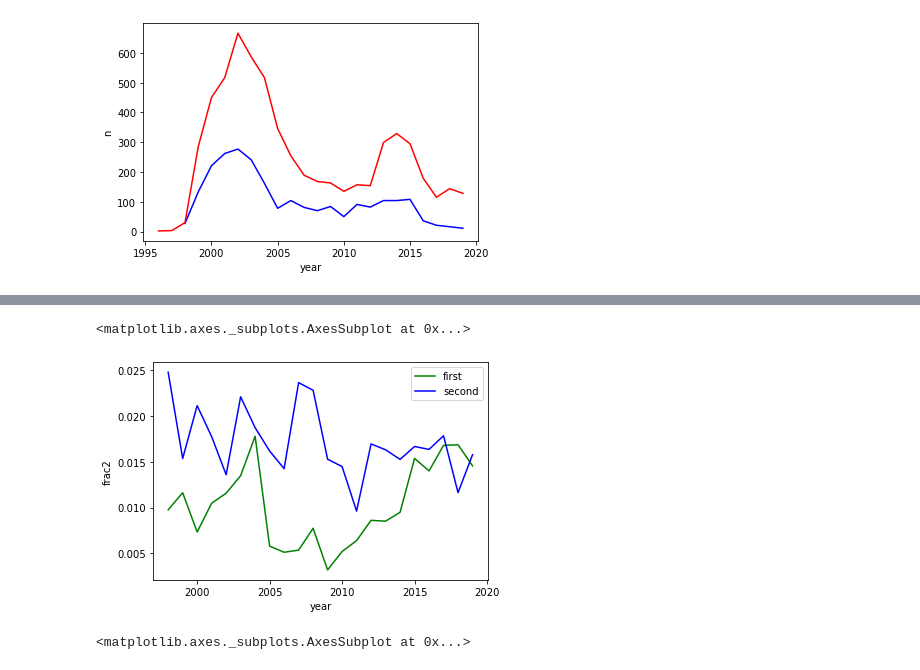
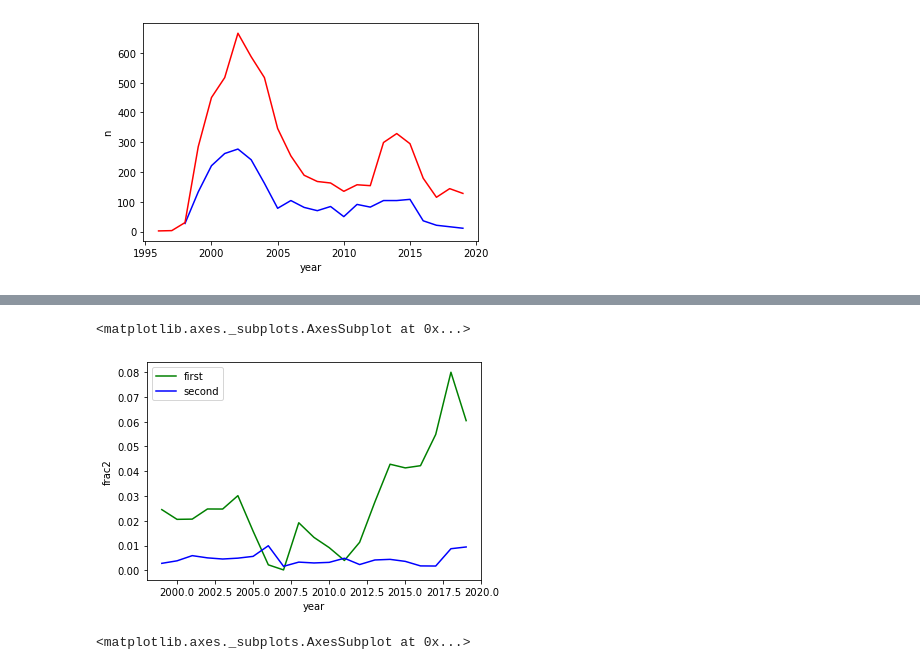
Before and after one commit to crboothb/sciencemag-careers-analysis, a Jupyter notebook: scripts/pronoun_fracs.ipynb, the cells around one changed output, grey strips where cells are left out. Cells and saved outputs as stored; diff of their text form; code cells hidden in the pictures.

```diff
--- a/scripts/pronoun_fracs.ipynb
+++ b/scripts/pronoun_fracs.ipynb
@@ -39,8 +39,16 @@ advice_df = imp.init_df(full_advice, "full", advice=True)
 advice_df = advice_df[advice_df["year"]<2020]
 full_df = imp.init_df(full_filename, "full")
 full_df = full_df[full_df["year"]<2020]
-full_df["advice"] = ["yes" if "advice" in x else "no" for x in full_df["tags"]]
+
+full_df["probnews"] = np.where(
+        (full_df["advice"] == "no") & (full_df["one_time"] == "no"),
+        "yes",
+        "no",
+    )
+
 advice_tag_df = full_df[full_df.advice=="yes"]
+wl_tag_df = full_df[full_df.one_time=="yes"]
+news_tag_df = full_df[full_df.probnews=="yes"]
 
 print("done")
 # %% [output]
@@ -120,20 +132,20 @@ advice_tag_df.tail(3)
 # %%
-# just using the advice tag only
+# just using the working life tag only
 
-counts_df = clh.pronouns(advice_tag_df)
+counts_df = clh.pronouns(wl_tag_df)
 
 counts_df["frac1"] = counts_df["first"]/counts_df["wc"]
 counts_df["frac2"] = counts_df["second"]/counts_df["wc"]
 
-advice_counts_plot_df = counts_df.groupby("year").mean()
+wl_counts_plot_df = counts_df.groupby("year").mean()
 
-advice_counts_plot_df = advice_counts_plot_df.reset_index()
+wl_counts_plot_df = wl_counts_plot_df.reset_index()
 
-sns.lineplot(x = "year", y = "frac1", color = "green", label="first", data=advice_counts_plot_df)
-sns.lineplot(x = "year", y = "frac2", color = "blue", label="second", data=advice_counts_plot_df)
+sns.lineplot(x = "year", y = "frac1", color = "green", label="first", data=wl_counts_plot_df)
+sns.lineplot(x = "year", y = "frac2", color = "blue", label="second", data=wl_counts_plot_df)
 # %% [output]
 <matplotlib.axes._subplots.AxesSubplot at 0x...>
-[figure, old version]
+[figure, new version]
 # %%
 counts_df = clh.pronouns(full_df)
 
```
Also changed, not shown: parts of 7 cells of this notebook, 1 other file.
